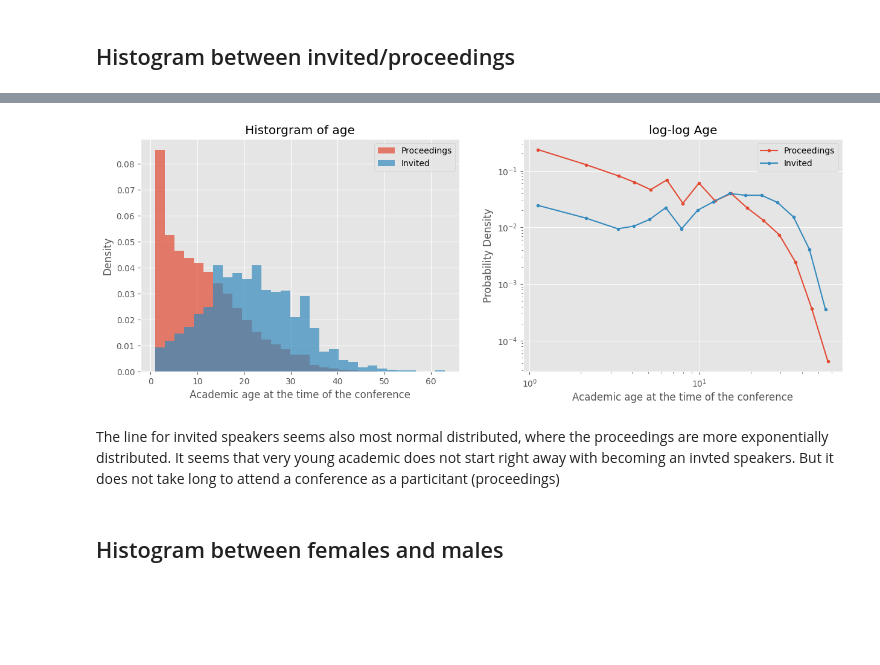
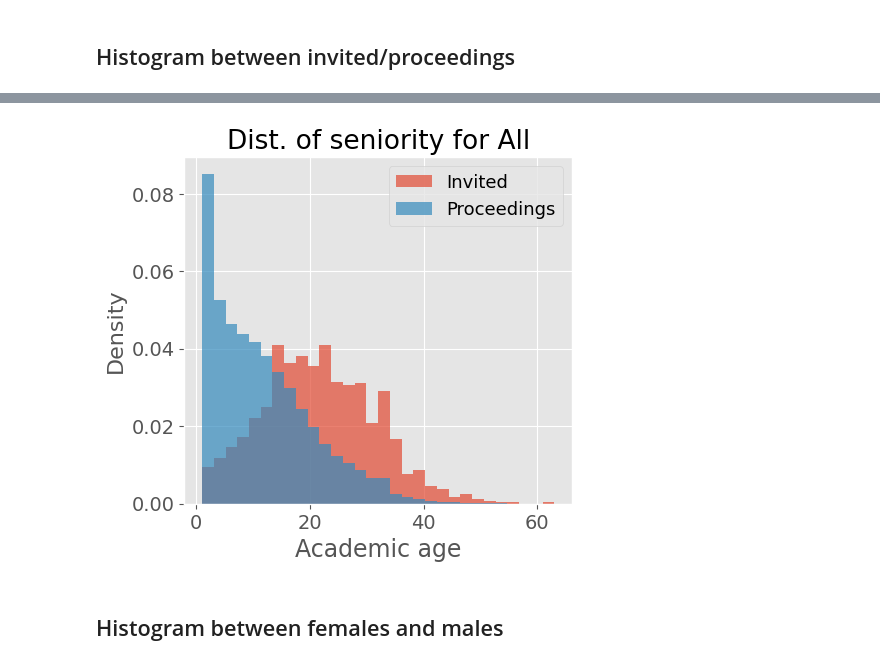
Before and after one commit to mariespedersen/Thesis_github, a Jupyter notebook: Histograms_Age.ipynb, the cells around one changed output, grey strips where cells are left out. Cells and saved outputs as stored; diff of their text form; code cells hidden in the pictures; blank space fills up the shorter version.

```diff
--- a/Histograms_Age.ipynb
+++ b/Histograms_Age.ipynb
@@ -91,9 +84,8 @@ single_plot_hist(age_inv,'Invited',age_pro,'Proceedings','',30,"All")
-# %%
-plot_hist(age_pro,'Proceedings',age_inv,'Invited','',30)
-# %% [output]
-[figure, removed]
-# %% [markdown]
-The line for invited speakers seems also most normal distributed, where the proceedings are more exponentially distributed. It seems that very young academic does not start right away with becoming an invted speakers. But it does not take long to attend a conference as a particitant (proceedings)
+# %%
+# def single_plot_hist(list1,list1_label, list2,list2_label,n_bins,title,fig_name,image_path=image_path):
+single_plot_hist(age_inv,'Invited',age_pro,'Proceedings',30,"All",'Hist_age_inv_pro.pdf')
+# %% [output]
+[figure, added]
 # %% [markdown]
 ## Histogram between females and males
 # %%
```
Also changed, not shown: parts of 13 cells of this notebook.
